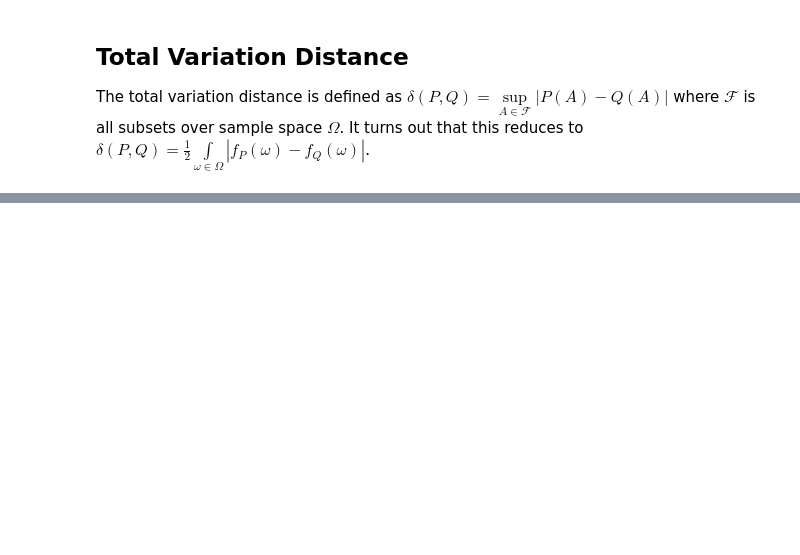
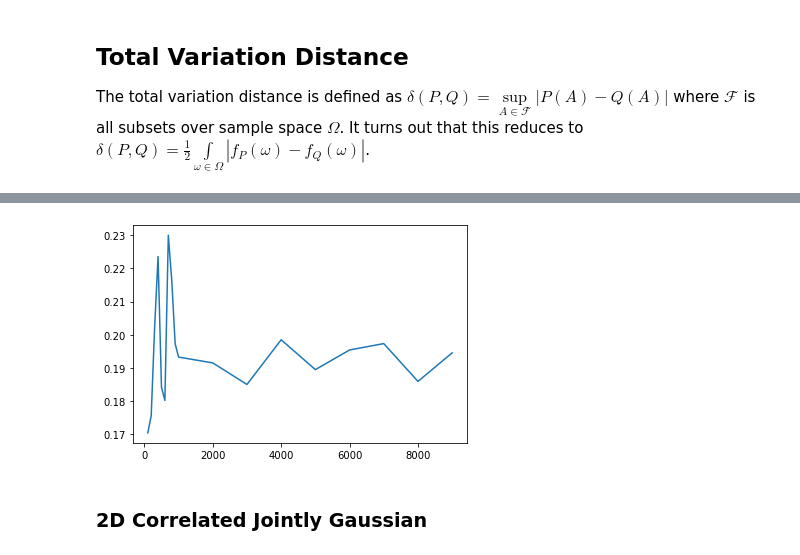
Before and after one commit to NaveenGop/SamplingComparison, a Jupyter notebook: Lab 5.ipynb, the cells around one changed output, grey strips where cells are left out. Cells and saved outputs as stored; diff of their text form; code cells hidden in the pictures; blank space fills up the shorter version.

```diff
--- a/Lab 5.ipynb
+++ b/Lab 5.ipynb
@@ -201,0 +283,7 @@ plt.plot(n_samples, tvd)
+# %%
+plt.plot(np.append(np.arange(100, 1000, 100), np.arange(1000, 10000, 1000)), tvd)
+plt.show()
+# %% [output]
+[figure, added]
+# %% [markdown]
+### 2D Correlated Jointly Gaussian ###
```
Also changed, not shown: parts of 19 cells of this notebook.
